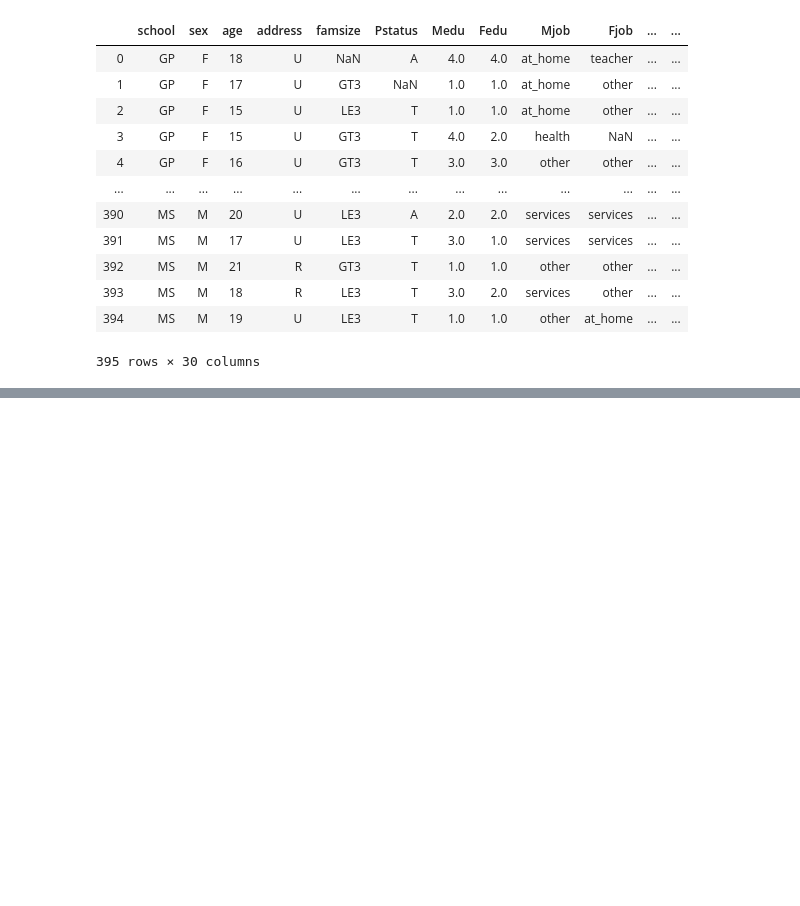
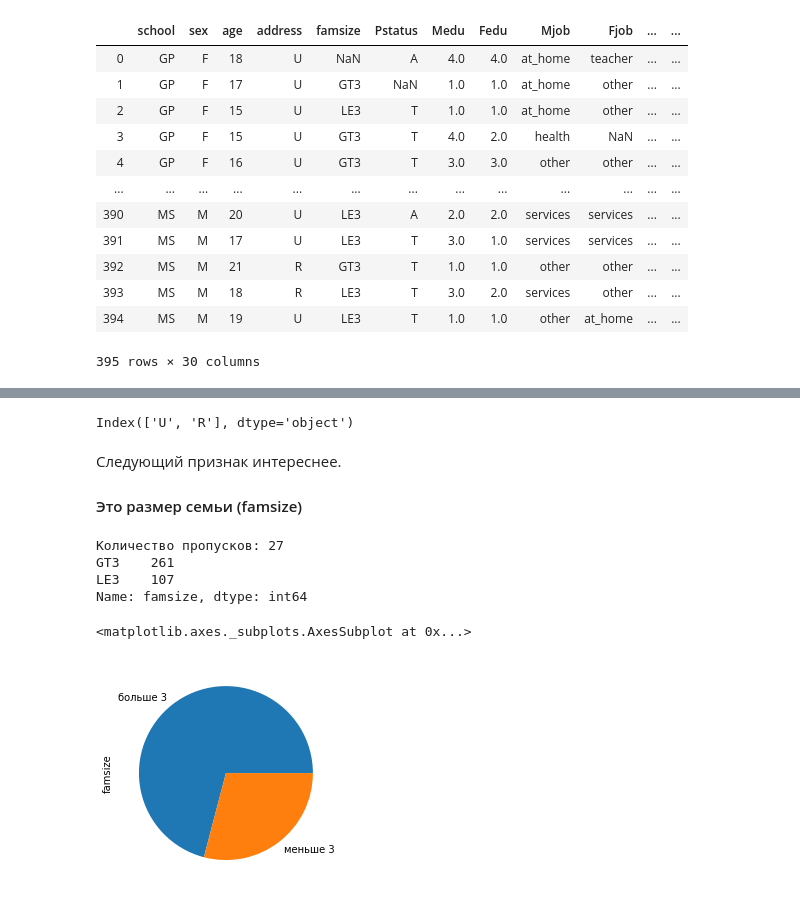
Before and after one commit to Powerofpowder/EDA, a Jupyter notebook: EDA_Alimova.ipynb, the cells around one changed output, grey strips where cells are left out. Saved outputs shown, nothing was run; the diff lists cells and outputs as text; code cells hidden in the pictures; blank space fills up the shorter version.

```diff
--- a/EDA_Alimova.ipynb
+++ b/EDA_Alimova.ipynb
@@ -24,0 +208,26 @@ display(df)
+# %%
+# применим функцю к уже просмотренным столбцам, где точно одно из значений преобладает
+df.address = df.address.apply(lambda x: None if x not in df.address.value_counts().index else x)
+
+df.address = df.address.fillna(df.address.value_counts().index[0])
+df.school = df.school.fillna(df.school.value_counts().index[0])
+# %%
+df.address.value_counts().index
+# %% [output]
+Index(['U', 'R'], dtype='object')
+# %%
+df = to_dummies(df, df.address)
+# %% [markdown]
+Следующий признак интереснее.
+#### Это размер семьи (famsize)
+# %%
+print(f'Количество пропусков: {len(df) - df.famsize.count()}')
+print(df.famsize.value_counts())
+df.famsize.value_counts().plot.pie(labels=['больше 3', 'меньше 3'])
+# %% [output]
+Количество пропусков: 27
+GT3    261
+LE3    107
+Name: famsize, dtype: int64
+<matplotlib.axes._subplots.AxesSubplot at 0x...>
+[figure, added]
```
Also changed, not shown: parts of 108 cells of this notebook.
